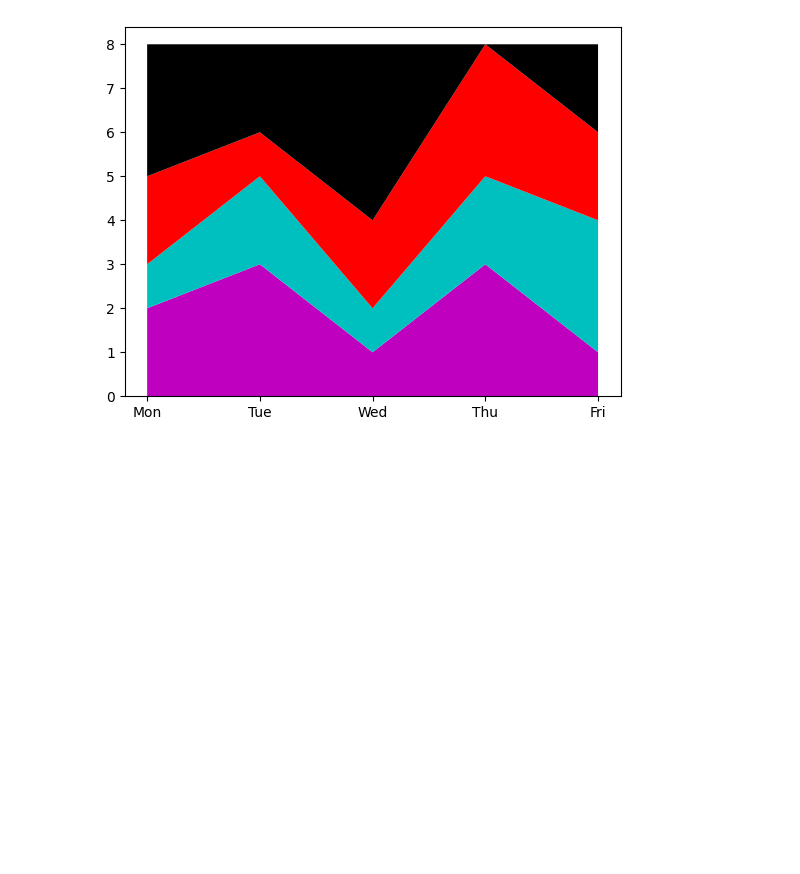
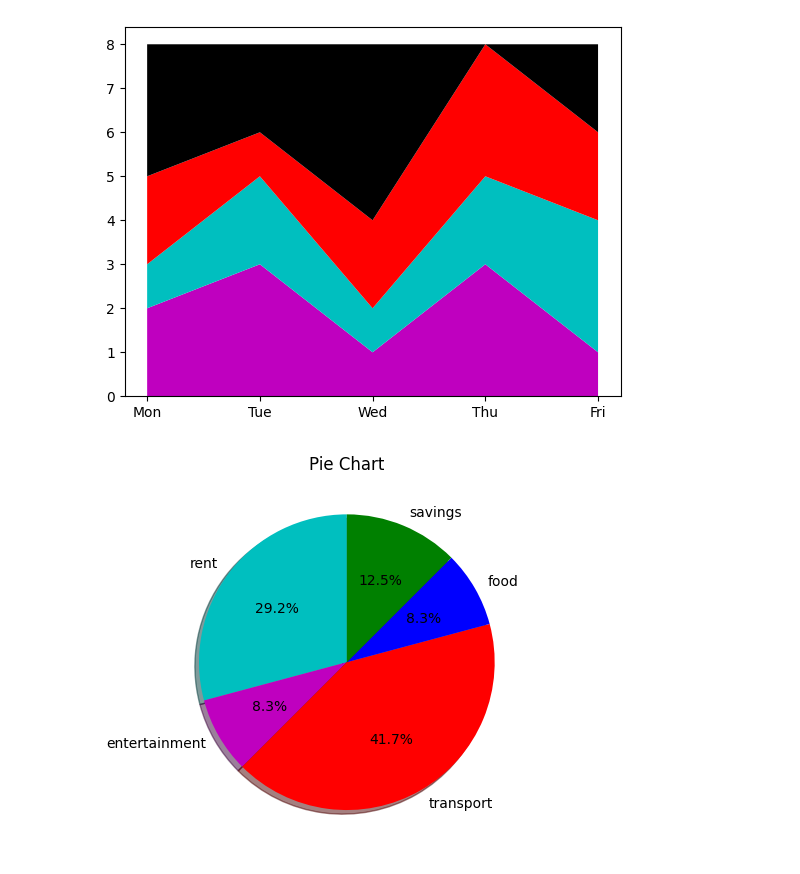
Before and after one commit to Parish350/Data-Science-With-Python, a Jupyter notebook: sample6.ipynb, the cells around one changed output. Cells and saved outputs as stored; diff of their text form; code cells hidden in the pictures; blank space fills up the shorter version.

```diff
--- a/sample6.ipynb
+++ b/sample6.ipynb
@@ -80,3 +80,12 @@ plt.stackplot(days, languages, sciences, math, others, colors = ['m','c','r','k'
 plt.show()
 # %% [output]
 [figure]
+# %%
+personalfinance = [7,2,10,2,3]
+monthlyexpenses = ["rent","entertainment","transport","food","savings"]
+cols = ['c','m','r','b','g']
+plt.pie(personalfinance,labels = monthlyexpenses, colors = cols,autopct = '%1.1f%%',startangle = 90, shadow = True)
+plt.title("Pie Chart")
+plt.show()
+# %% [output]
+[figure, added]
```
